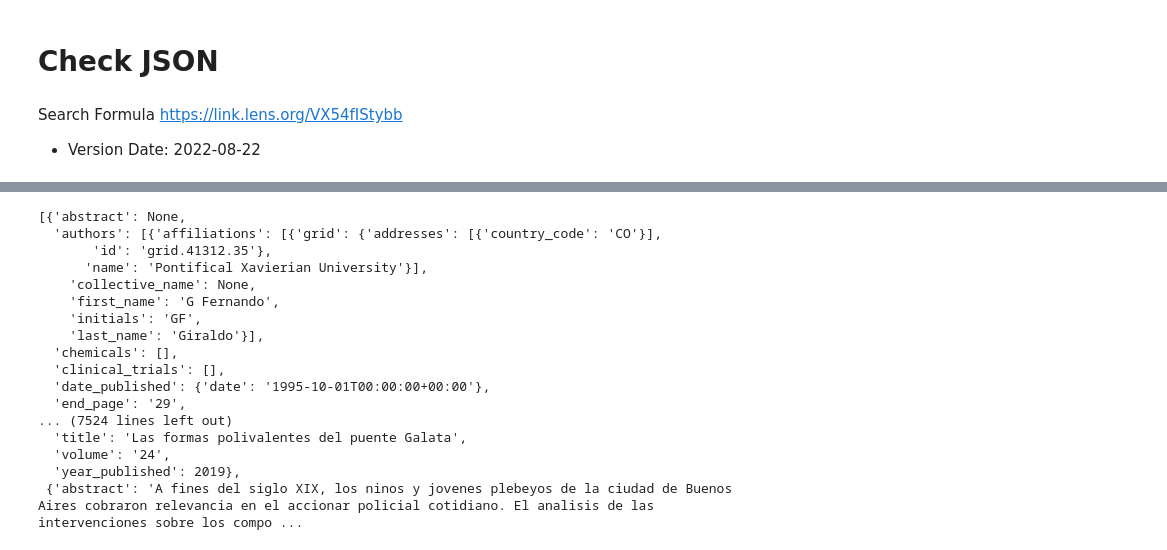
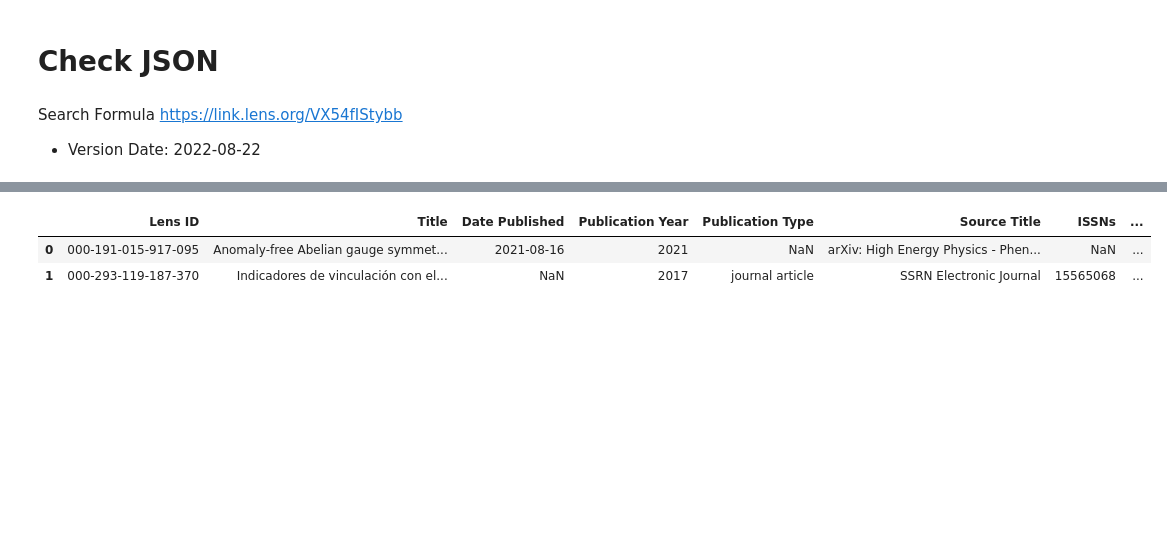
Before and after one commit to colav-playground/lens, a Jupyter notebook: check_json.ipynb, the cells around one changed output, grey strips where cells are left out. Saved outputs shown, nothing was run; the diff lists cells and outputs as text; code cells hidden in the pictures; blank space fills up the shorter version.

```diff
--- a/check_json.ipynb
+++ b/check_json.ipynb
@@ -12,20 +22,9 @@ r=requests.get('https://github.com/colav-playground/lens/raw/main/2022-08-22.jso
+# %%
+pd.set_option('display.max_columns', 500)
 # %%
+pd.read_csv('lens-export.csv')[:2]
 # %% [output]
-[{'abstract': None,
-  'authors': [{'affiliations': [{'grid': {'addresses': [{'country_code': 'CO'}],
-       'id': 'grid.41312.35'},
-      'name': 'Pontifical Xavierian University'}],
-    'collective_name': None,
-    'first_name': 'G Fernando',
-    'initials': 'GF',
-    'last_name': 'Giraldo'}],
-  'chemicals': [],
-  'clinical_trials': [],
-  'date_published': {'date': '1995-10-01T00:00:00+00:00'},
-  'end_page': '29',
-... (7524 lines left out)
-  'title': 'Las formas polivalentes del puente Galata',
-  'volume': '24',
-  'year_published': 2019},
- {'abstract': 'A fines del siglo XIX, los ninos y jovenes plebeyos de la ciudad de Buenos Aires cobraron relevancia en el accionar policial cotidiano. El analisis de las intervenciones sobre los compo ...
+|  | Lens ID | Title | Date Published | Publication Year | Publication Type | Source Title | ISSNs | ... |
+| 0 | 000-191-015-917-095 | Anomaly-free Abelian gauge symmet... | 2021-08-16 | 2021 | NaN | arXiv: High Energy Physics - Phen... | NaN | ... |
+| 1 | 000-293-119-187-370 | Indicadores de vinculación con el... | NaN | 2017 | journal article | SSRN Electronic Journal | 15565068 | ... |
 # %%
```
Also changed, not shown: parts of 5 cells of this notebook, 1 other file.
